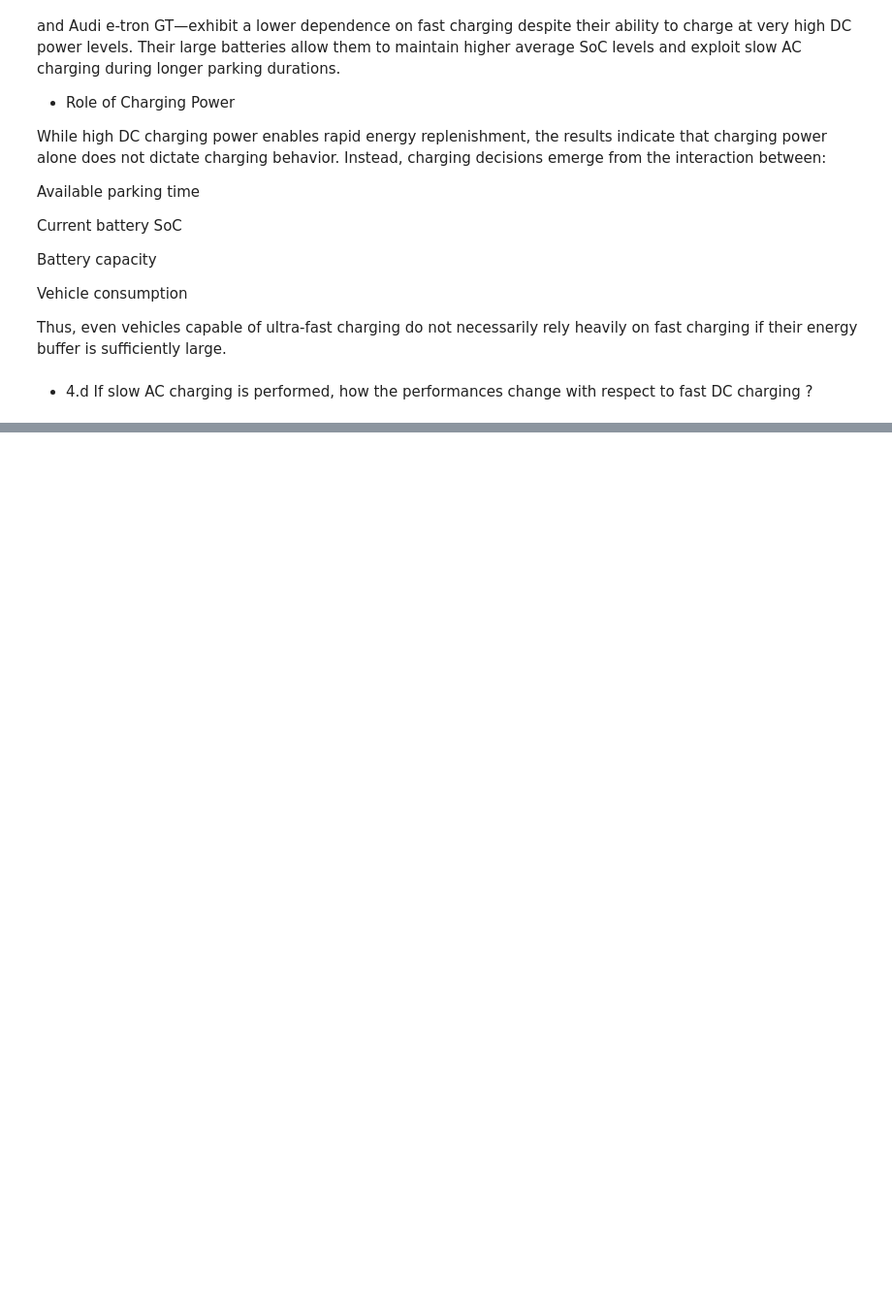
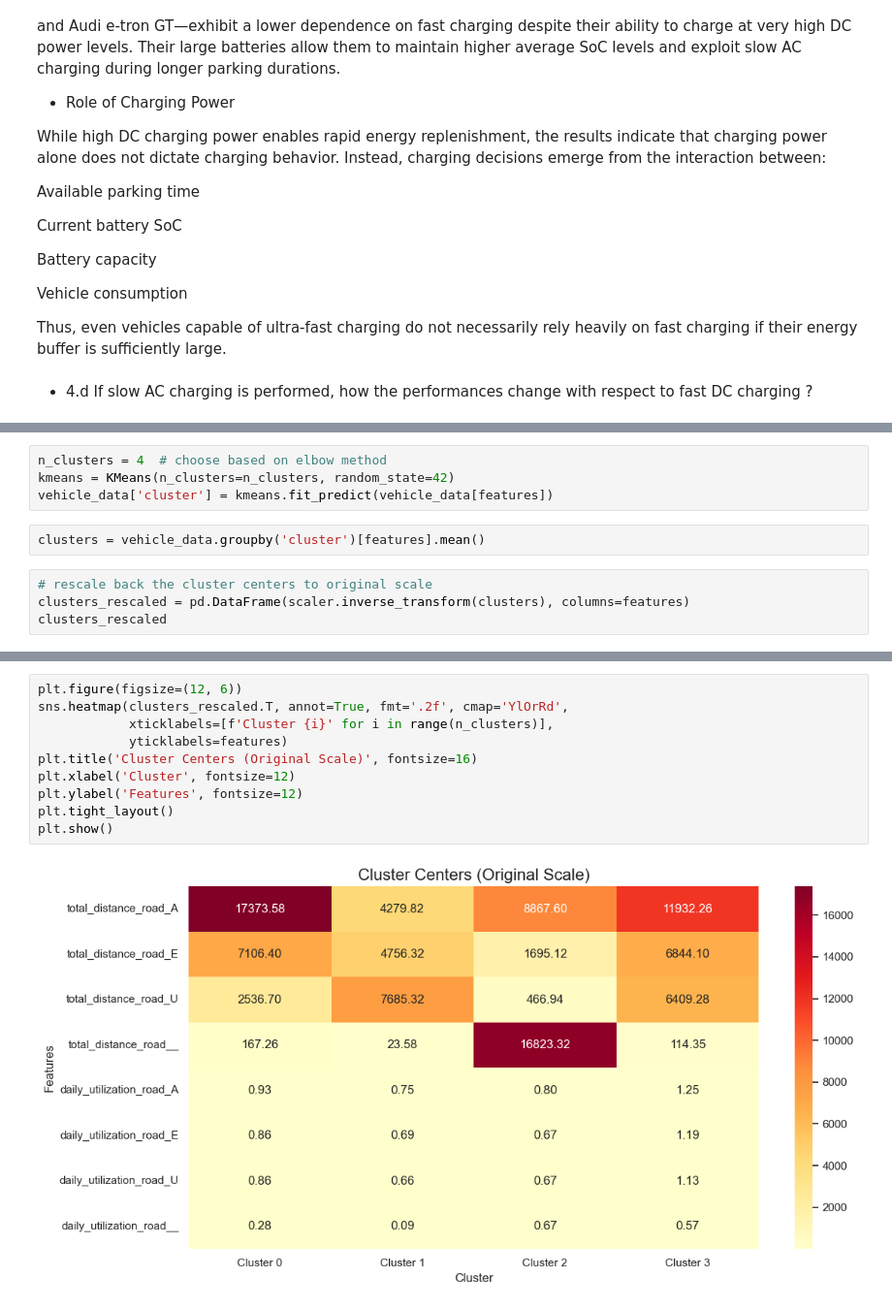
Before and after one commit to thatsnegar/Lab3, a Jupyter notebook: lab3.ipynb, the cells around one changed output, grey strips where cells are left out. Shown at 97% size. Saved outputs shown, nothing was run; the diff lists cells and outputs as text; blank space fills up the shorter version.

```diff
--- a/lab3.ipynb
+++ b/lab3.ipynb
@@ -1232,0 +1266,10 @@ Running Slow AC Only Simulation...
+# %%
+n_clusters = 4  # choose based on elbow method
+kmeans = KMeans(n_clusters=n_clusters, random_state=42)
+vehicle_data['cluster'] = kmeans.fit_predict(vehicle_data[features])
+# %%
+clusters = vehicle_data.groupby('cluster')[features].mean()
+# %%
+# rescale back the cluster centers to original scale
+clusters_rescaled = pd.DataFrame(scaler.inverse_transform(clusters), columns=features)
+clusters_rescaled
@@ -1232,0 +1282,12 @@ Running Slow AC Only Simulation...
+# %%
+plt.figure(figsize=(12, 6))
+sns.heatmap(clusters_rescaled.T, annot=True, fmt='.2f', cmap='YlOrRd',
+            xticklabels=[f'Cluster {i}' for i in range(n_clusters)],
+            yticklabels=features)
+plt.title('Cluster Centers (Original Scale)', fontsize=16)
+plt.xlabel('Cluster', fontsize=12)
+plt.ylabel('Features', fontsize=12)
+plt.tight_layout()
+plt.show()
+# %% [output]
+[figure, added]
```
Also changed, not shown: parts of 31 cells of this notebook, 3 other files.
